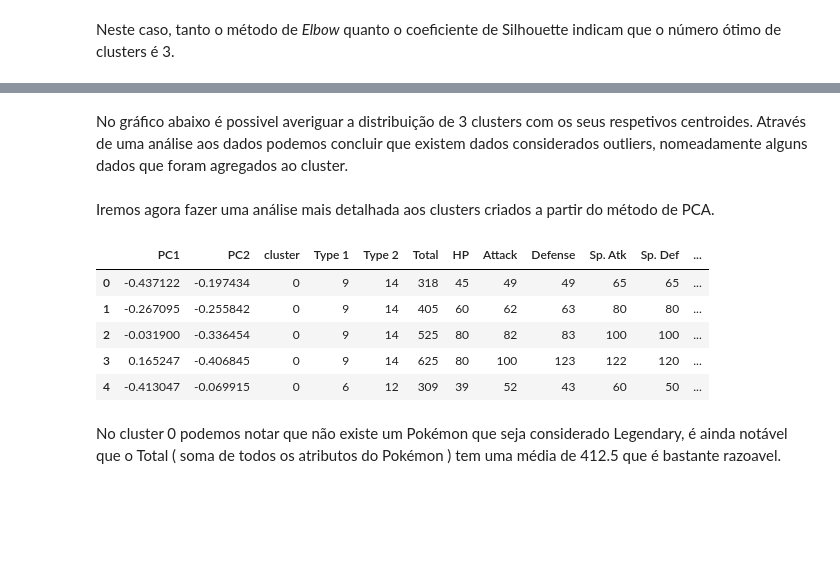
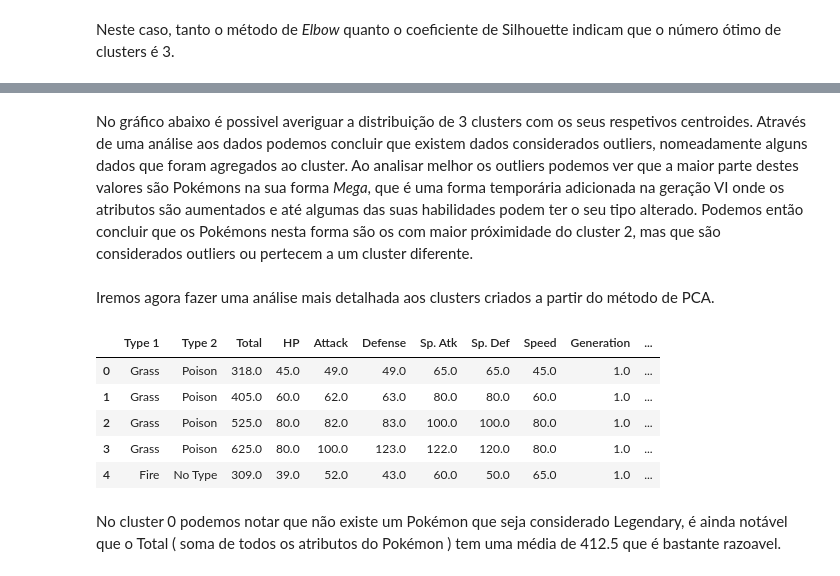
Before and after one commit to RPygramar/Pokemon-Clustering-PT-Edition, a Jupyter notebook: pokemon (1).ipynb, the cells around one changed output, grey strips where cells are left out. Drawn from its saved outputs; the diff is of its cells as text; code cells hidden in the pictures; blank space fills up the shorter version.

```diff
--- a/pokemon (1).ipynb
+++ b/pokemon (1).ipynb
@@ -81,6 +81,7 @@ Da mesma forma, o nome do Pokémon é uma informação descritiva que não possu
 Ao remover o ID do Pokémon e o nome do Pokémon do conjunto de dados, podemos concentrar-nos nas características e atributos dos Pokémon que são mais relevantes para o estudo. Isso permite que o modelo de atifique padrões e agrupe os Pokémons com base nas suas características sem ser influenciado por informações irrelevantes.
 # %%
 df_original = df.copy()
+df_original.fillna("No Type",inplace=True)
 df.drop(["#", "Name"], axis=1, inplace=True)
 # %% [markdown]
 A partir de um describe, conseguimos entender o comportamento dos nossos dados. Este dataset contêm um total de 800 Pokemons. Respetivamente aos stats dos Pokémons, vemos que têm no minimo 1 de HP e no máximo 255, com uma média de 69.26. Verificamos que o mínimo de Attack e Defense que o Pokémon pode ter é 5 e no máximo tem 190 de Attack e 230 de Defense. A média do Attack dos Pokémons é superior à Defense, com valores de 79.00 para Attack e 73.84 para Defense. Relativamente ao Special Attack e Special Defense, o minimo de Special Defense é o dobro do Special Attack, sendo valores de 10 para Special Attack e 20 para a Special Defense. Para os máximos, tem-se valores de 194 para o Special Attack e 230 para a Special Defense. As médias de ambos estão relativamente próximas, sendo de 72.82 para Special Attack e 71.9 para a Special Defense.
@@ -373,7 +374,8 @@ df_PCA = pd.concat([df_original[['Type 1', 'Type 2', 'Total', 'HP', 'Attack', 'D
                             df_PCA,
                             ], axis=1)
 # %% [markdown]
-No gráfico abaixo é possivel averiguar a distribuição de 3 clusters com os seus respetivos centroides. Através de uma análise aos dados podemos concluir que existem dados considerados outliers, nomeadamente alguns dados que foram agregados ao cluster.
+No gráfico abaixo é possivel averiguar a distribuição de 3 clusters com os seus respetivos centroides. Através de uma análise aos dados podemos concluir que existem dados considerados outliers, nomeadamente alguns dados que foram agregados ao cluster.</br>
+Ao analisar melhor os outliers podemos ver que a maior parte destes valores são Pokémons na sua forma <i>Mega</i>, que é uma forma temporária adicionada na geração VI onde os atributos são aumentados e até algumas das suas habilidades podem ter o seu tipo alterado. Podemos então concluir que os Pokémons nesta forma são os com maior próximidade do cluster 2, mas que são considerados outliers ou pertecem a um cluster diferente.
 # %%
 # Get the centroids
 centers = model.cluster_centers_
@@ -392,15 +394,15 @@ centroid_fig.show()
 # %% [markdown]
 Iremos agora fazer uma análise mais detalhada aos clusters criados a partir do método de PCA.
 # %%
-df_total_PCA = pd.concat([df_PCA, df], axis=1)
+df_total_PCA = pd.concat([df_PCA,df['Legendary']])
 df_total_PCA.head()
 # %% [output]
-|  | PC1 | PC2 | cluster | Type 1 | Type 2 | Total | HP | Attack | Defense | Sp. Atk | Sp. Def | ... |
-| 0 | -0.437122 | -0.197434 | 0 | 9 | 14 | 318 | 45 | 49 | 49 | 65 | 65 | ... |
-| 1 | -0.267095 | -0.255842 | 0 | 9 | 14 | 405 | 60 | 62 | 63 | 80 | 80 | ... |
-| 2 | -0.031900 | -0.336454 | 0 | 9 | 14 | 525 | 80 | 82 | 83 | 100 | 100 | ... |
-| 3 | 0.165247 | -0.406845 | 0 | 9 | 14 | 625 | 80 | 100 | 123 | 122 | 120 | ... |
-| 4 | -0.413047 | -0.069915 | 0 | 6 | 12 | 309 | 39 | 52 | 43 | 60 | 50 | ... |
+|  | Type 1 | Type 2 | Total | HP | Attack | Defense | Sp. Atk | Sp. Def | Speed | Generation | ... |
+| 0 | Grass | Poison | 318.0 | 45.0 | 49.0 | 49.0 | 65.0 | 65.0 | 45.0 | 1.0 | ... |
+| 1 | Grass | Poison | 405.0 | 60.0 | 62.0 | 63.0 | 80.0 | 80.0 | 60.0 | 1.0 | ... |
+| 2 | Grass | Poison | 525.0 | 80.0 | 82.0 | 83.0 | 100.0 | 100.0 | 80.0 | 1.0 | ... |
+| 3 | Grass | Poison | 625.0 | 80.0 | 100.0 | 123.0 | 122.0 | 120.0 | 80.0 | 1.0 | ... |
+| 4 | Fire | No Type | 309.0 | 39.0 | 52.0 | 43.0 | 60.0 | 50.0 | 65.0 | 1.0 | ... |
 # %% [markdown]
 No cluster 0 podemos notar que não existe um Pokémon que seja considerado Legendary, é ainda notável que o Total ( soma de todos os atributos do Pokémon ) tem uma média de 412.5 que é bastante razoavel.
 # %%
```
Also changed, not shown: parts of 12 cells of this notebook.
